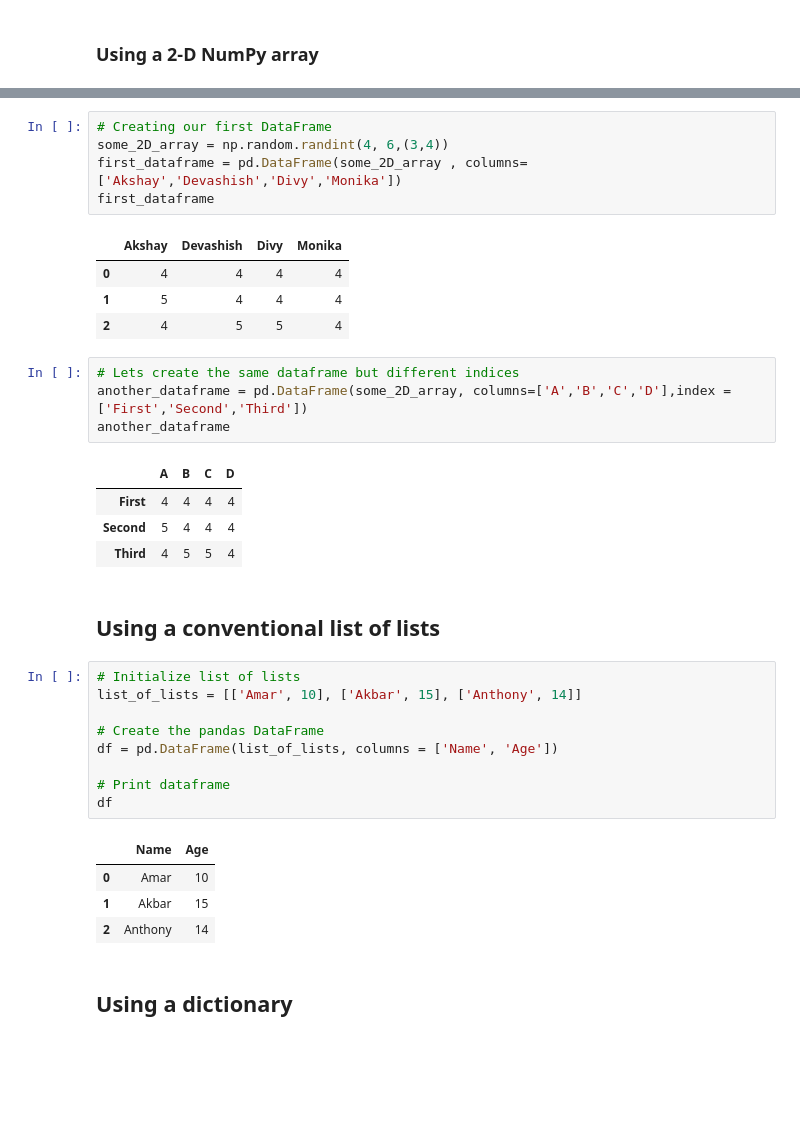
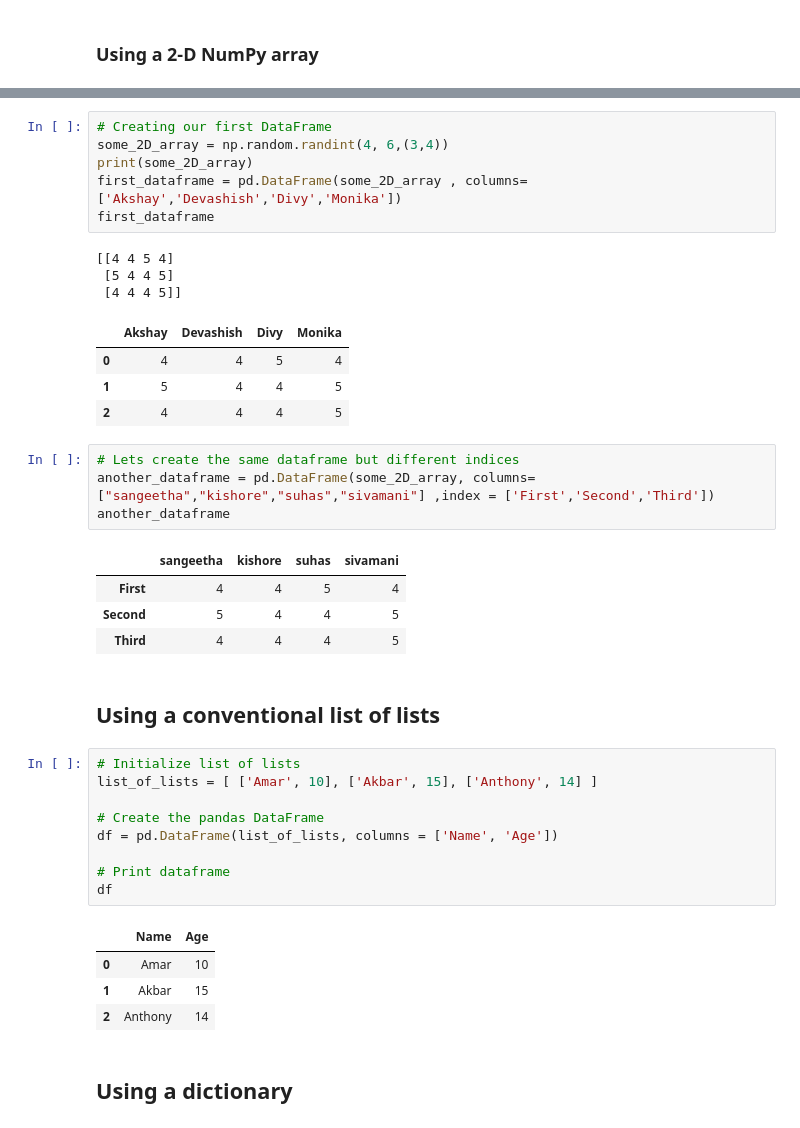
Before and after one commit to laxmanclinilaunch-hub/Python-7-8-, a Jupyter notebook: 2.EDA/Introduction_to_Pandas.ipynb, the cells around one changed output, grey strips where cells are left out. Drawn from its saved outputs; the diff is of its cells as text; blank space fills up the shorter version.

```diff
--- a/2.EDA/Introduction_to_Pandas.ipynb
+++ b/2.EDA/Introduction_to_Pandas.ipynb
@@ -107,27 +105,31 @@ print(number_series['a'])
 # %%
 # Creating our first DataFrame
 some_2D_array = np.random.randint(4, 6,(3,4))
+print(some_2D_array)
 first_dataframe = pd.DataFrame(some_2D_array , columns=['Akshay','Devashish','Divy','Monika'])
 first_dataframe
 # %% [output]
+[[4 4 5 4]
+ [5 4 4 5]
+ [4 4 4 5]]
 |  | Akshay | Devashish | Divy | Monika |
-| 0 | 4 | 4 | 4 | 4 |
-| 1 | 5 | 4 | 4 | 4 |
-| 2 | 4 | 5 | 5 | 4 |
+| 0 | 4 | 4 | 5 | 4 |
+| 1 | 5 | 4 | 4 | 5 |
+| 2 | 4 | 4 | 4 | 5 |
 # %%
 # Lets create the same dataframe but different indices
-another_dataframe = pd.DataFrame(some_2D_array, columns=['A','B','C','D'],index = ['First','Second','Third'])
+another_dataframe = pd.DataFrame(some_2D_array, columns=["sangeetha","kishore","suhas","sivamani"] ,index = ['First','Second','Third'])
 another_dataframe
 # %% [output]
-|  | A | B | C | D |
-| First | 4 | 4 | 4 | 4 |
-| Second | 5 | 4 | 4 | 4 |
-| Third | 4 | 5 | 5 | 4 |
+|  | sangeetha | kishore | suhas | sivamani |
+| First | 4 | 4 | 5 | 4 |
+| Second | 5 | 4 | 4 | 5 |
+| Third | 4 | 4 | 4 | 5 |
 # %% [markdown]
 ## Using a conventional list of lists
 # %%
 # Initialize list of lists
-list_of_lists = [['Amar', 10], ['Akbar', 15], ['Anthony', 14]]
+list_of_lists = [ ['Amar', 10], ['Akbar', 15], ['Anthony', 14] ]
 
 # Create the pandas DataFrame
 df = pd.DataFrame(list_of_lists, columns = ['Name', 'Age'])
```
Also changed, not shown: parts of 12 cells of this notebook.
